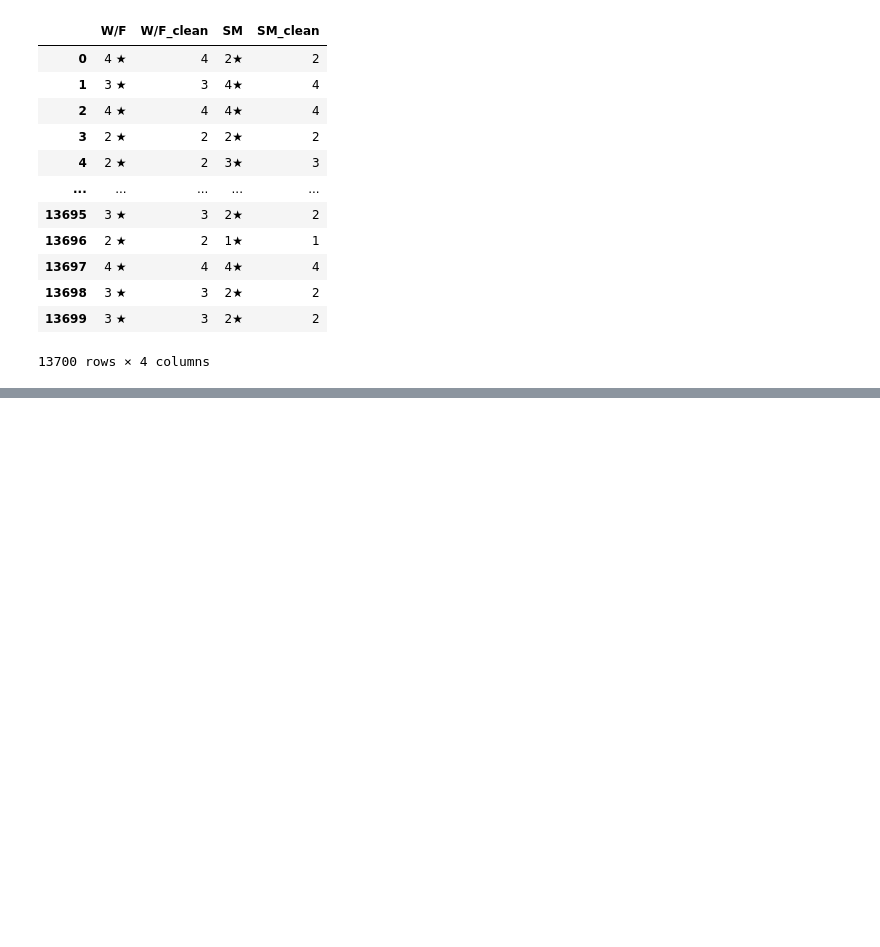
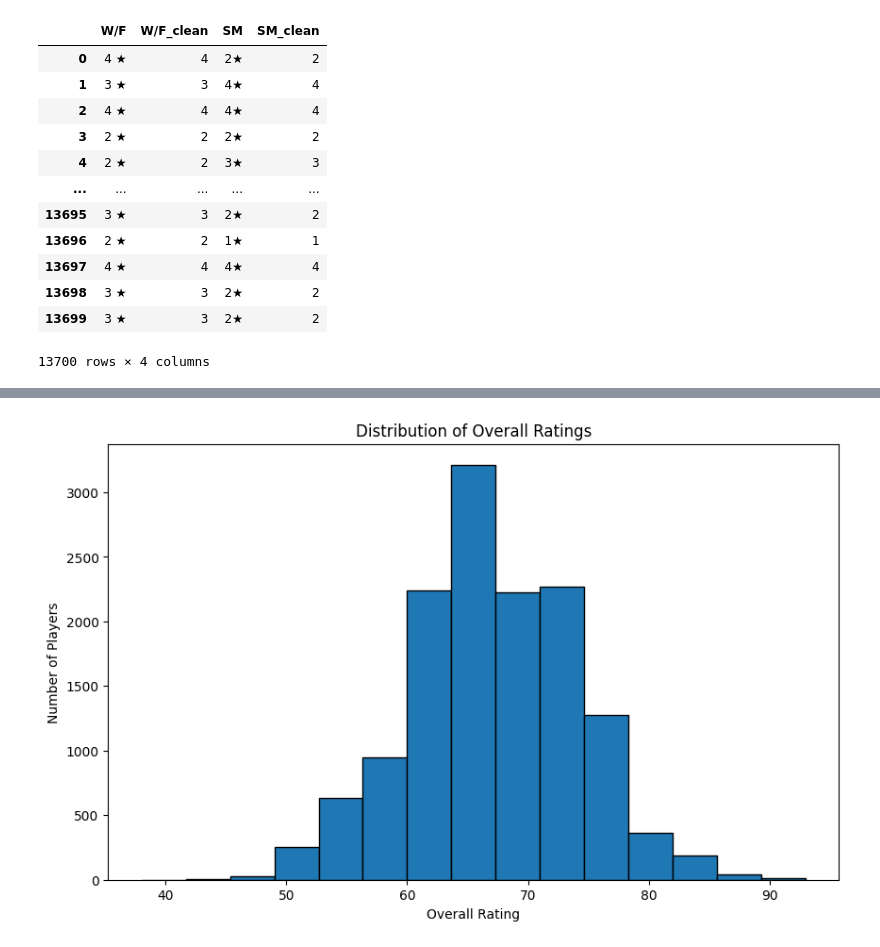
Before and after one commit to marcoandresv/fifa_exercise, a Jupyter notebook: Ejercicios_fifa_Limpieza_analisis_datos.ipynb, the cells around one changed output, grey strips where cells are left out. Drawn from its saved outputs; the diff is of its cells as text; code cells hidden in the pictures; blank space fills up the shorter version.

```diff
--- a/Ejercicios_fifa_Limpieza_analisis_datos.ipynb
+++ b/Ejercicios_fifa_Limpieza_analisis_datos.ipynb
@@ -157,0 +321,9 @@ df_fifa[["W/F", "W/F_clean", "SM", "SM_clean"]]
+# %%
+plt.figure(figsize=(10, 6))
+plt.hist(df_fifa['OVA'], bins=15, edgecolor='black')
+plt.title('Distribution of Overall Ratings')
+plt.xlabel('Overall Rating')
+plt.ylabel('Number of Players')
+plt.show()
+# %% [output]
+[figure, added]
```
Also changed, not shown: parts of 17 cells of this notebook.
